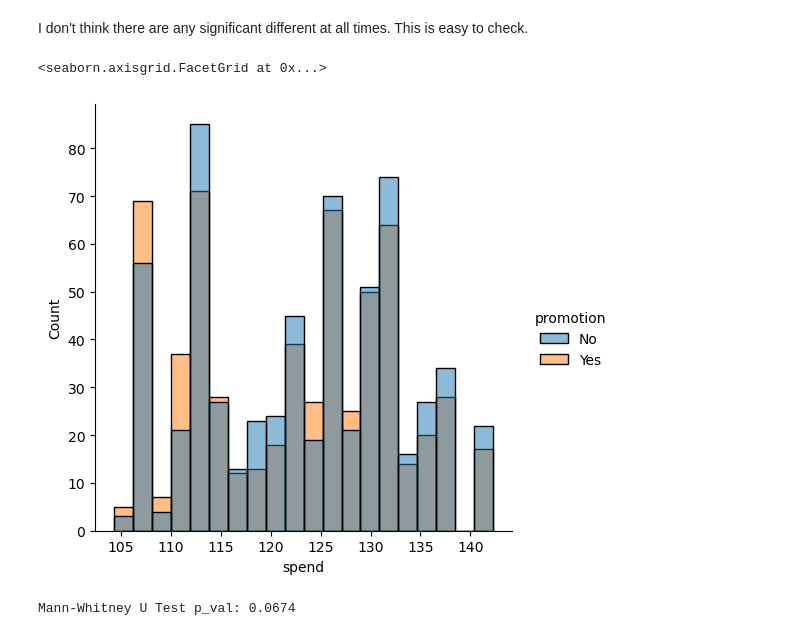
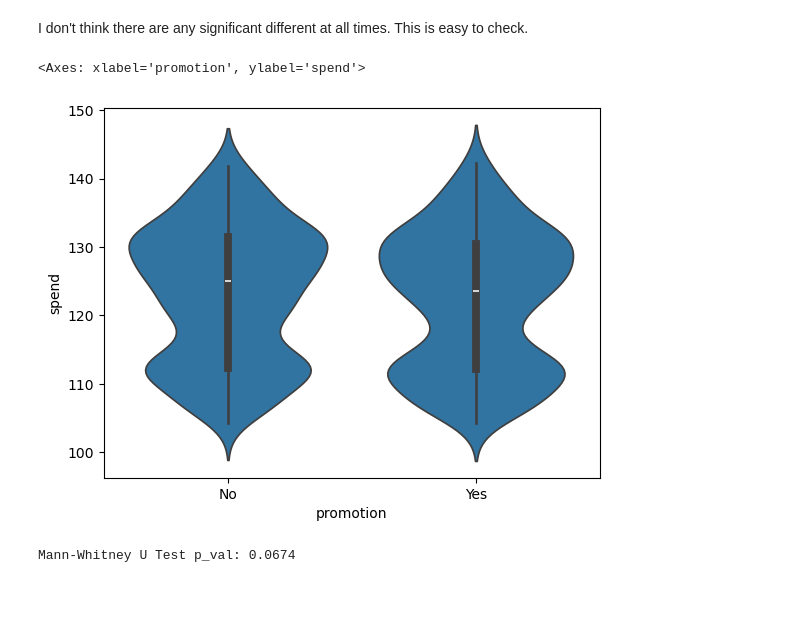
Before and after one commit to flylight-max/EDA_exam_CodeOp, a Jupyter notebook: analysis.ipynb, the cells around one changed output. Drawn from its saved outputs; the diff is of its cells as text; code cells hidden in the pictures; blank space fills up the shorter version.

```diff
--- a/analysis.ipynb
+++ b/analysis.ipynb
@@ -610,10 +610,10 @@ Text(0.5, 1.0, 'Average spend per joining month by promotion')
 # %% [markdown]
 I don't think there are any significant different at all times. This is easy to check.
 # %%
-sns.displot(x="spend", data=customer_data, hue="promotion", bins=20)
+sns.violinplot(x="promotion", y="spend", data=customer_data)
 # %% [output]
-<seaborn.axisgrid.FacetGrid at 0x...>
+<Axes: xlabel='promotion', ylabel='spend'>
-[figure, old version]
+[figure, new version]
 # %%
 alpha = 0.05
 prom_U_stat,prom_U_pval = mannwhitneyu(customer_data[customer_data["promotion"] == "Yes"]["spend"]\
```
Also changed, not shown: parts of 31 cells of this notebook, 1 other file.
